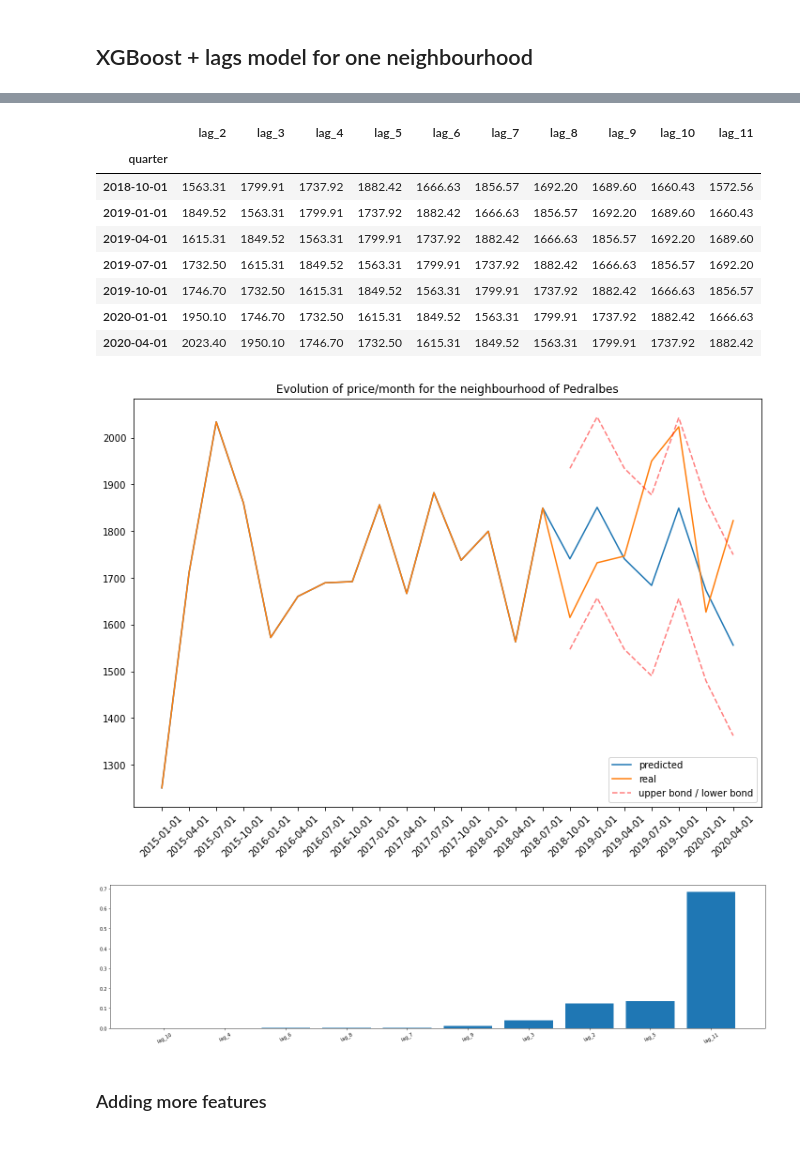
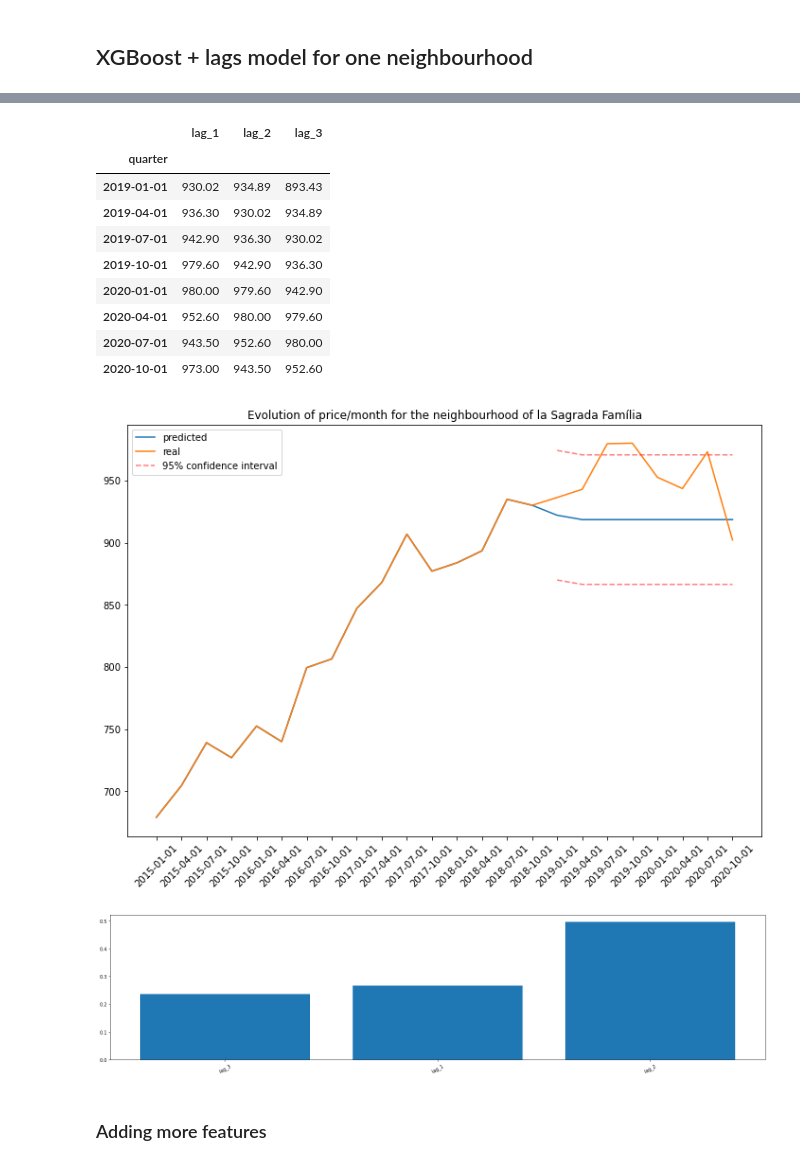
Before and after one commit to AntoniaVillarino/renting_airbnb_barcelona, a Jupyter notebook: XGBoost_model.ipynb, the cells around one changed output, grey strips where cells are left out. Drawn from its saved outputs; the diff is of its cells as text; code cells hidden in the pictures.

```diff
--- a/XGBoost_model.ipynb
+++ b/XGBoost_model.ipynb
@@ -110,7 +110,7 @@ neighbourhoods
  'les Tres Torres']
 # %%
 # chosen_neighb = 'el Barri Gòtic'
-chosen_neighb = 'Pedralbes'
+chosen_neighb = "la Sagrada Família"
 df_neighb = df[df['neighbourhood_name'] == chosen_neighb]
 df_neighb
 # %% [output]
@@ -154,6 +156,6 @@ _ = plt.title(f'Evolution of price/month in {chosen_neighb}')
 # %%
-# Adding the lag of the target variable from 2 steps back up to 11
-for i in range(2, 12):
+# Adding the lag of the target variable from 1 steps back up to 6
+for i in range(1, 4):
     time_series_df["lag_{}".format(i)] = time_series_df['price_month(€)'].shift(i, axis=0)
 # %%
 time_series_df
@@ -206,15 +208,16 @@ X_train, X_test, y_train, y_test = timeseries_train_test_split(X, y, test_size=0
 # %%
 X_test
 # %% [output]
-|  | lag_2 | lag_3 | lag_4 | lag_5 | lag_6 | lag_7 | lag_8 | lag_9 | lag_10 | lag_11 |
-| quarter |  |  |  |  |  |  |  |  |  |  |
-| 2018-10-01 | 1563.31 | 1799.91 | 1737.92 | 1882.42 | 1666.63 | 1856.57 | 1692.20 | 1689.60 | 1660.43 | 1572.56 |
-| 2019-01-01 | 1849.52 | 1563.31 | 1799.91 | 1737.92 | 1882.42 | 1666.63 | 1856.57 | 1692.20 | 1689.60 | 1660.43 |
-| 2019-04-01 | 1615.31 | 1849.52 | 1563.31 | 1799.91 | 1737.92 | 1882.42 | 1666.63 | 1856.57 | 1692.20 | 1689.60 |
-| 2019-07-01 | 1732.50 | 1615.31 | 1849.52 | 1563.31 | 1799.91 | 1737.92 | 1882.42 | 1666.63 | 1856.57 | 1692.20 |
-| 2019-10-01 | 1746.70 | 1732.50 | 1615.31 | 1849.52 | 1563.31 | 1799.91 | 1737.92 | 1882.42 | 1666.63 | 1856.57 |
-| 2020-01-01 | 1950.10 | 1746.70 | 1732.50 | 1615.31 | 1849.52 | 1563.31 | 1799.91 | 1737.92 | 1882.42 | 1666.63 |
-| 2020-04-01 | 2023.40 | 1950.10 | 1746.70 | 1732.50 | 1615.31 | 1849.52 | 1563.31 | 1799.91 | 1737.92 | 1882.42 |
+|  | lag_1 | lag_2 | lag_3 |
+| quarter |  |  |  |
+| 2019-01-01 | 930.02 | 934.89 | 893.43 |
+| 2019-04-01 | 936.30 | 930.02 | 934.89 |
+| 2019-07-01 | 942.90 | 936.30 | 930.02 |
+| 2019-10-01 | 979.60 | 942.90 | 936.30 |
+| 2020-01-01 | 980.00 | 979.60 | 942.90 |
+| 2020-04-01 | 952.60 | 980.00 | 979.60 |
+| 2020-07-01 | 943.50 | 952.60 | 980.00 |
+| 2020-10-01 | 973.00 | 943.50 | 952.60 |
 # %%
 # xgboost
 from xgboost import XGBRegressor
@@ -238,15 +241,15 @@ upper = y_pred + (mae + scale * deviation)
 # %%
 fig = plt.figure(figsize=(12,8))
 plt.plot(X.index, np.concatenate((y_train,y_pred)), label='predicted')
 plt.plot(X.index, y, label='real')
-plt.plot(X_test.index, lower, "r--", label="upper bond / lower bond", alpha=0.5)
+plt.plot(X_test.index, lower, "r--", label='95% confidence interval', alpha=0.5)
 plt.plot(X_test.index, upper, "r--", alpha=0.5)
 
 plt.legend()
 _ = plt.xticks(rotation=45)
 _ = plt.title(f'Evolution of price/month for the neighbourhood of {chosen_neighb}')
 # %% [output]
-[figure, old version]
+[figure, new version]
 # %%
 coefficients = pd.Series({k: v for k, v in zip(X.columns, xgb.feature_importances_)}).sort_values()
 
@@ -255,7 +258,7 @@ ax.bar(coefficients.index, coefficients.values)
 _ = plt.xticks(rotation=30)
 plt.tight_layout()
 # %% [output]
-[figure, old version]
+[figure, new version]
 # %% [markdown]
 ### Adding more features
 # %%
```
Also changed, not shown: parts of 19 cells of this notebook, 1 other file.
